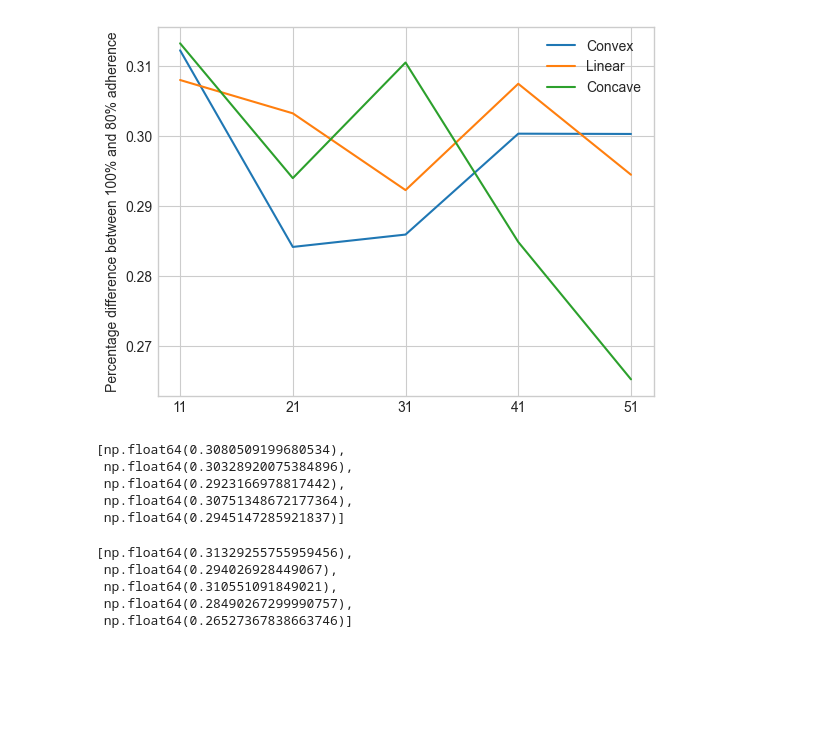
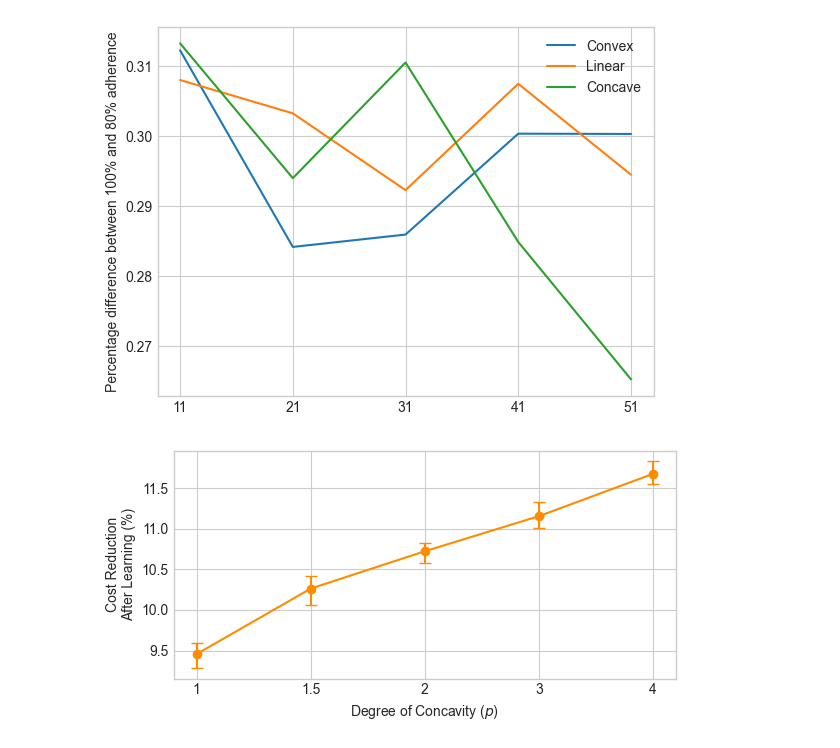
Before and after one commit to geraintpalmer/bed_moves_policy, a Jupyter notebook: src/experiments/annealing_experiments/analysis.ipynb, the cells around one changed output. Saved outputs shown, nothing was run; the diff lists cells and outputs as text; code cells hidden in the pictures; blank space fills up the shorter version.

Commit message:
add more to the annealing powers experiment

```diff
--- a/src/experiments/annealing_experiments/analysis.ipynb
+++ b/src/experiments/annealing_experiments/analysis.ipynb
@@ -168,19 +168,30 @@ plt.legend()
 # %% [output]
 <matplotlib.legend.Legend at 0x...>
 [figure]
-# %%
-[((((baseline - v1) / baseline) * 100) - (((baseline - v2) / baseline) * 100)) / (((baseline - v1) / baseline) * 100) for v1, v2 in zip([c['Stage 0'].median() for c in rlinears], [c['Stage 16'].median() for c in rlinears])]
-# %% [output]
-[np.float64(0.3080509199680534),
- np.float64(0.30328920075384896),
- np.float64(0.2923166978817442),
- np.float64(0.30751348672177364),
- np.float64(0.2945147285921837)]
-# %%
-[((((baseline - v1) / baseline) * 100) - (((baseline - v2) / baseline) * 100)) / (((baseline - v1) / baseline) * 100) for v1, v2 in zip([c['Stage 0'].median() for c in rconcaves], [c['Stage 16'].median() for c in rconcaves])]
-# %% [output]
-[np.float64(0.31329255755959456),
- np.float64(0.294026928449067),
- np.float64(0.310551091849021),
- np.float64(0.28490267299990757),
- np.float64(0.26527367838663746)]
+# %%
+p1 = pd.read_csv('p1/results/evaluation.csv')
+p32 = pd.read_csv('p32/results/evaluation.csv')
+p2 = pd.read_csv('p2/results/evaluation.csv')
+p3 = pd.read_csv('p3/results/evaluation.csv')
+p4 = pd.read_csv('p4/results/evaluation.csv')
+ps = [p1, p32, p2, p3, p4]
+# %%
+yerrs_ps = [[], []]
+medians_ps = []
+for z in ps:
+    m, cil, cih = get_med_ci(z[z.columns[-1]])
+    medians_ps.append(m)
+    yerrs_ps[0].append(cil)
+    yerrs_ps[1].append(cih)
+# %%
+fig, ax = plt.subplots(1, figsize=(6, 3))
+ax.errorbar([1, 2, 3, 4, 5], medians_ps, yerr=yerrs_ps, fmt="-o", capsize=4, c='darkorange')
+ax.set_xticks([1, 2, 3, 4, 5])
+ax.set_xticklabels([1, 1.5, 2, 3, 4])
+ax.set_ylabel("Cost Reduction\nAfter Learning (%)")
+ax.set_xlabel(r"Degree of Concavity ($p$)")
+plt.tight_layout()
+# fig.savefig("../../../plt/annealing_experiment.pdf")
+plt.show()
+# %% [output]
+[figure, added]
```
Also changed, not shown: 18 other files.
